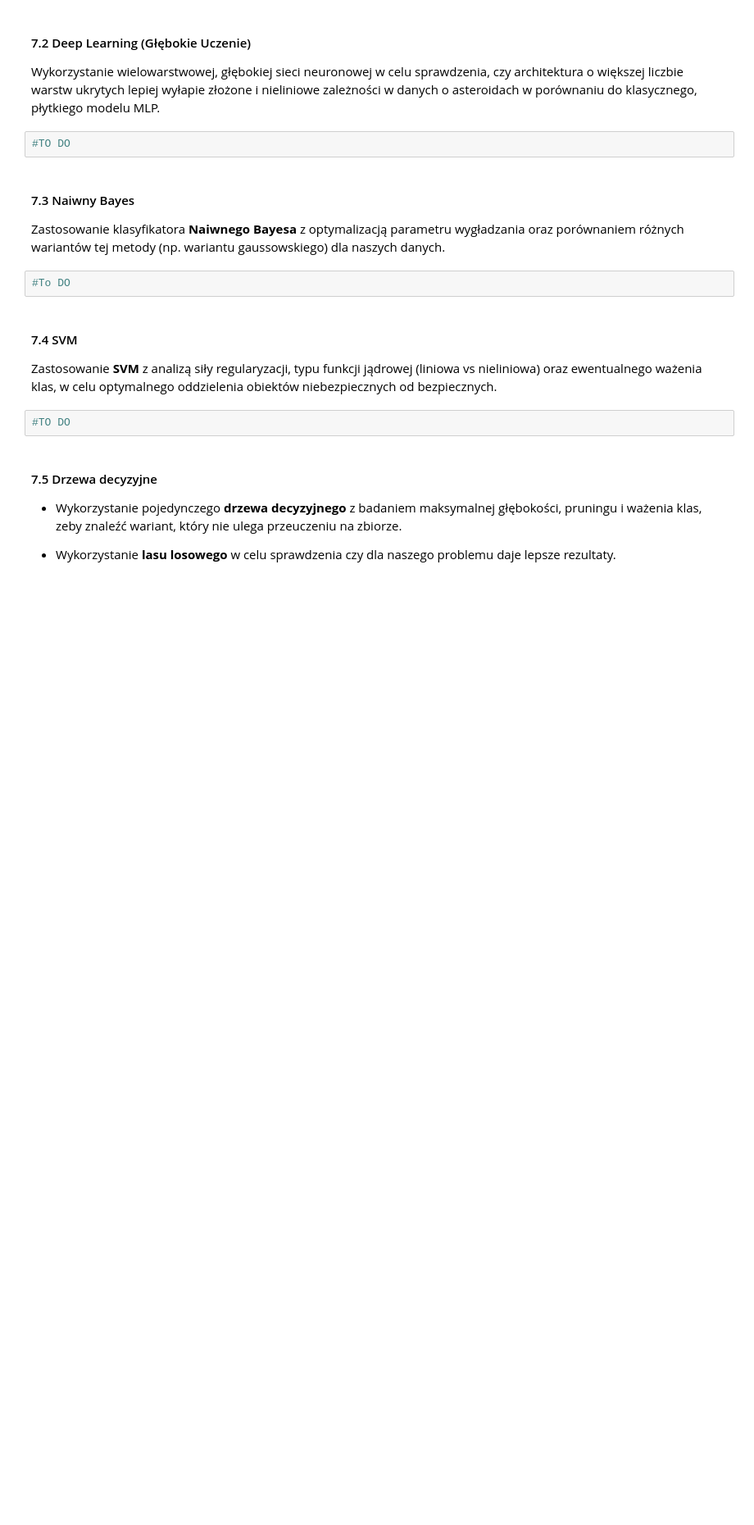
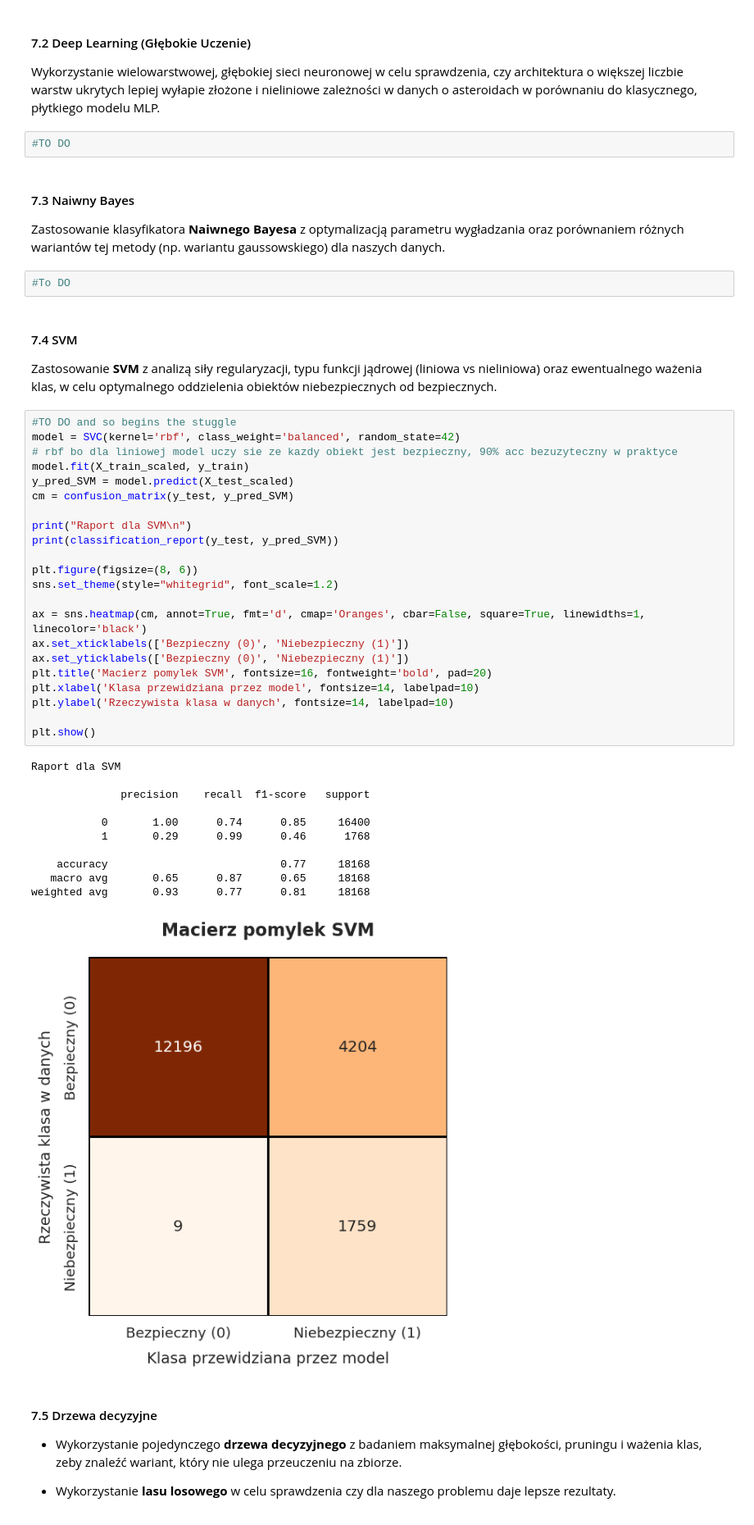
Before and after one commit to Zajecia-na-PWr-LR/lista-4-projekt-grupowy-orjaol, a Jupyter notebook: zadanie.ipynb, the cells around one changed output. Shown at 82% size. Saved outputs shown, nothing was run; the diff lists cells and outputs as text; blank space fills up the shorter version.

```diff
--- a/zadanie.ipynb
+++ b/zadanie.ipynb
@@ -339,7 +349,39 @@ Zastosowanie klasyfikatora **Naiwnego Bayesa** z optymalizacją parametru wygła
 #### 7.4 SVM
 Zastosowanie **SVM** z analizą siły regularyzacji, typu funkcji jądrowej (liniowa vs nieliniowa) oraz ewentualnego ważenia klas, w celu optymalnego oddzielenia obiektów niebezpiecznych od bezpiecznych.
 # %%
-#TO DO
+#TO DO and so begins the stuggle
+model = SVC(kernel='rbf', class_weight='balanced', random_state=42)
+# rbf bo dla liniowej model uczy sie ze kazdy obiekt jest bezpieczny, 90% acc bezuzyteczny w praktyce
+model.fit(X_train_scaled, y_train)
+y_pred_SVM = model.predict(X_test_scaled)
+cm = confusion_matrix(y_test, y_pred_SVM)
+
+print("Raport dla SVM\n")
+print(classification_report(y_test, y_pred_SVM))
+
+plt.figure(figsize=(8, 6))
+sns.set_theme(style="whitegrid", font_scale=1.2)
+
+ax = sns.heatmap(cm, annot=True, fmt='d', cmap='Oranges', cbar=False, square=True, linewidths=1, linecolor='black')
+ax.set_xticklabels(['Bezpieczny (0)', 'Niebezpieczny (1)'])
+ax.set_yticklabels(['Bezpieczny (0)', 'Niebezpieczny (1)'])
+plt.title('Macierz pomylek SVM', fontsize=16, fontweight='bold', pad=20)
+plt.xlabel('Klasa przewidziana przez model', fontsize=14, labelpad=10)
+plt.ylabel('Rzeczywista klasa w danych', fontsize=14, labelpad=10)
+
+plt.show()
+# %% [output]
+Raport dla SVM
+
+              precision    recall  f1-score   support
+
+           0       1.00      0.74      0.85     16400
+           1       0.29      0.99      0.46      1768
+
+    accuracy                           0.77     18168
+   macro avg       0.65      0.87      0.65     18168
+weighted avg       0.93      0.77      0.81     18168
+[figure, added]
 # %% [markdown]
 #### 7.5 Drzewa decyzyjne
 * Wykorzystanie pojedynczego **drzewa decyzyjnego** z badaniem maksymalnej głębokości, pruningu i ważenia klas, zeby znaleźć wariant, który nie ulega przeuczeniu na zbiorze.
```
Also changed, not shown: parts of 7 cells of this notebook.
